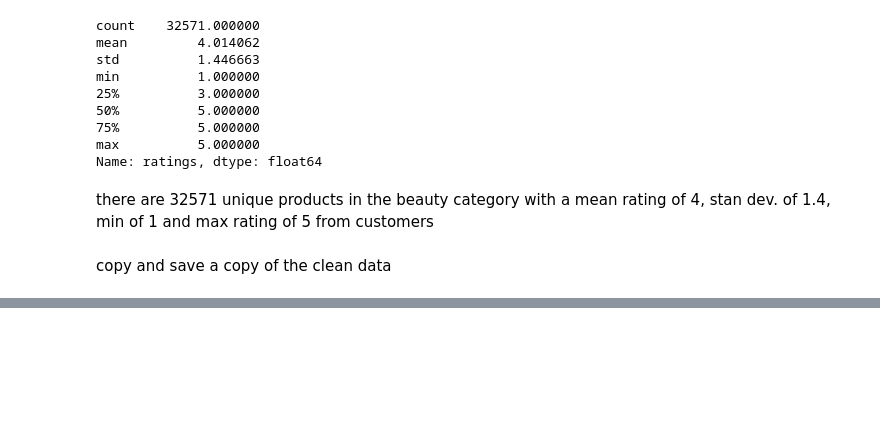
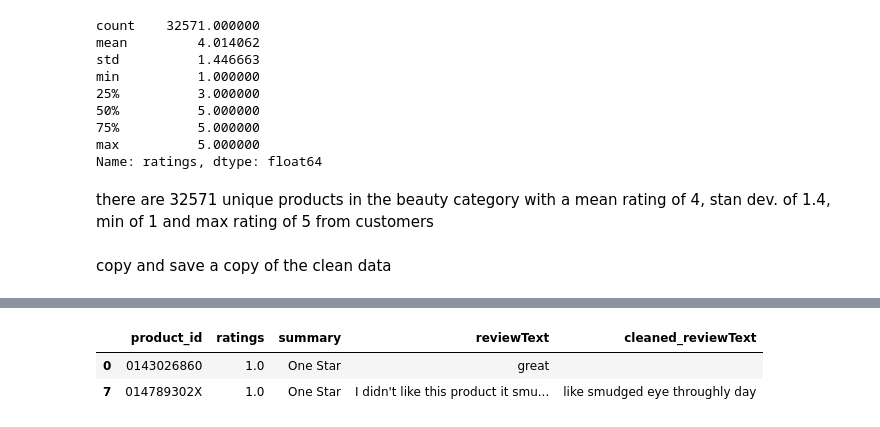
Before and after one commit to haliberry29/halimatusadia, a Jupyter notebook: increasing-amazon-sales-by-analyzing-customer-revi.ipynb, the cells around one changed output, grey strips where cells are left out. Drawn from its saved outputs; the diff is of its cells as text; code cells hidden in the pictures; blank space fills up the shorter version.

```diff
--- a/increasing-amazon-sales-by-analyzing-customer-revi.ipynb
+++ b/increasing-amazon-sales-by-analyzing-customer-revi.ipynb
@@ -131,0 +146,40 @@ selected_products = df.copy()
+# %%
+import pandas as pd
+import re
+import nltk
+from nltk.corpus import stopwords
+from nltk.stem import WordNetLemmatizer
+
+for res in ['stopwords', 'punkt', 'wordnet','omw-1.4']: #packages to download
+  try:
+    nltk.data.find(f"corpora/{res}" if res != 'punkt' else f"tokenize/{res}")
+  except LookupError:
+    nltk.download(res, quiet=True)
+
+extend = {
+    "use","used","using","one","get","got","make","made","buy","bought","thing",
+    "good","great","well","nice","really","still","little","bit","dont","didnt",
+    "product","device","item","unit","year","time","also","ive", 'doesnt', "doesn't ", 'even'} #tokens to be cleaned or eliminated because they do not add meaning to the review sentiment
+
+stopwords =  set(stopwords.words("english")) | extend #terms/tokens to be removed from the list of terms/token in the review
+lemmatizer = WordNetLemmatizer() #convert the terms to their root
+
+def clean_review(text):
+  if not isinstance(text, str): #check for empty strings/reviews
+    return " "
+
+  text = text.lower()
+  text = re.sub(r"<[^>]+>", " ", text)   # Remove HTML tags (e.g., <br>, <div>, etc.) from the tex
+  text = re.sub(r"http\S+|www\.\S+", " ", text)  #remove web links  (e.g., http://example.com or www.example.com)
+  text = "".join(ch for ch in text if ch.isalnum() or ch.isspace())   #Keep only alphanumeric characters and spaces; remove punctuation and special symbols
+  toks = [lemmatizer.lemmatize(w) for w in text.split()]
+  toks = [w for w in toks if w not in stopwords and len(w) > 2]
+  return " ".join(toks) #remove unwanted characters and words to increase accuracy of classification
+# %%
+selected_products["cleaned_reviewText"] = selected_products['reviewText'].apply(clean_review)##apply the cleaning function on all the rows in reviewText
+#added a new column containg the cleaned text or review without stopwords
+selected_products.head(2)
+# %% [output]
+|  | product_id | ratings | summary | reviewText | cleaned_reviewText |
+| 0 | 0143026860 | 1.0 | One Star | great |  |
+| 7 | 014789302X | 1.0 | One Star | I didn't like this product it smu... | like smudged eye throughly day |
```
Also changed, not shown: parts of 17 cells of this notebook.
